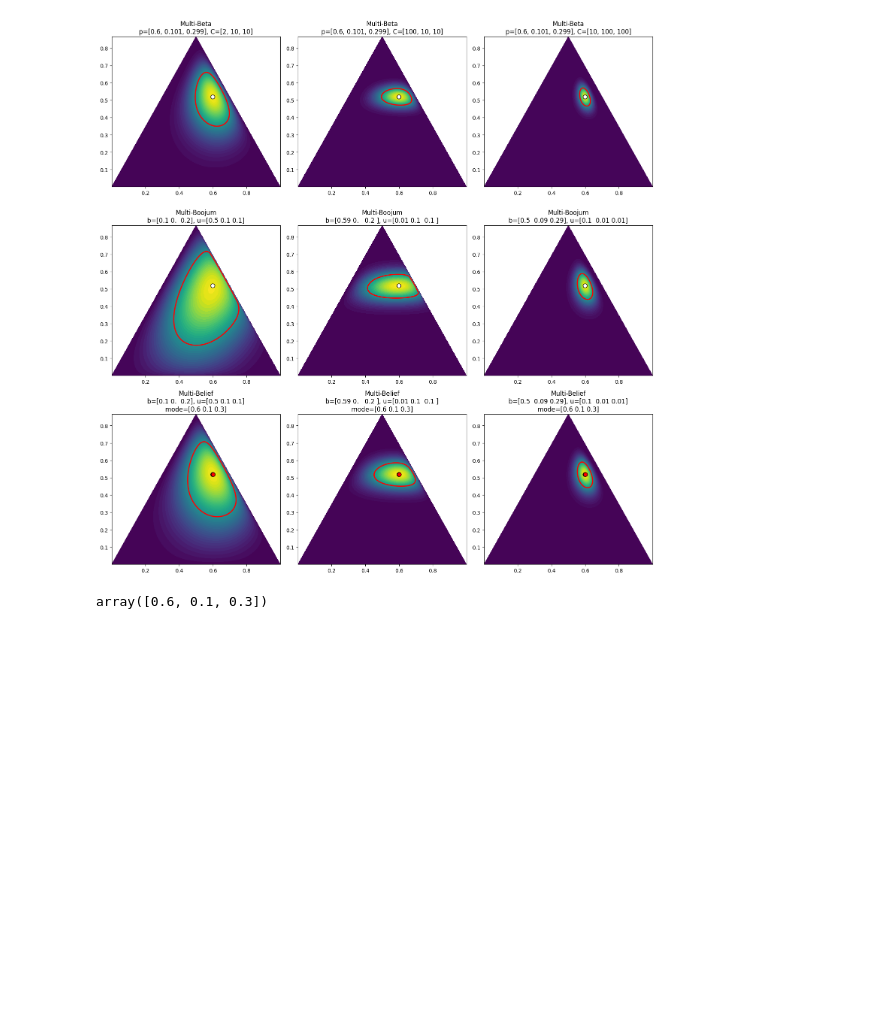
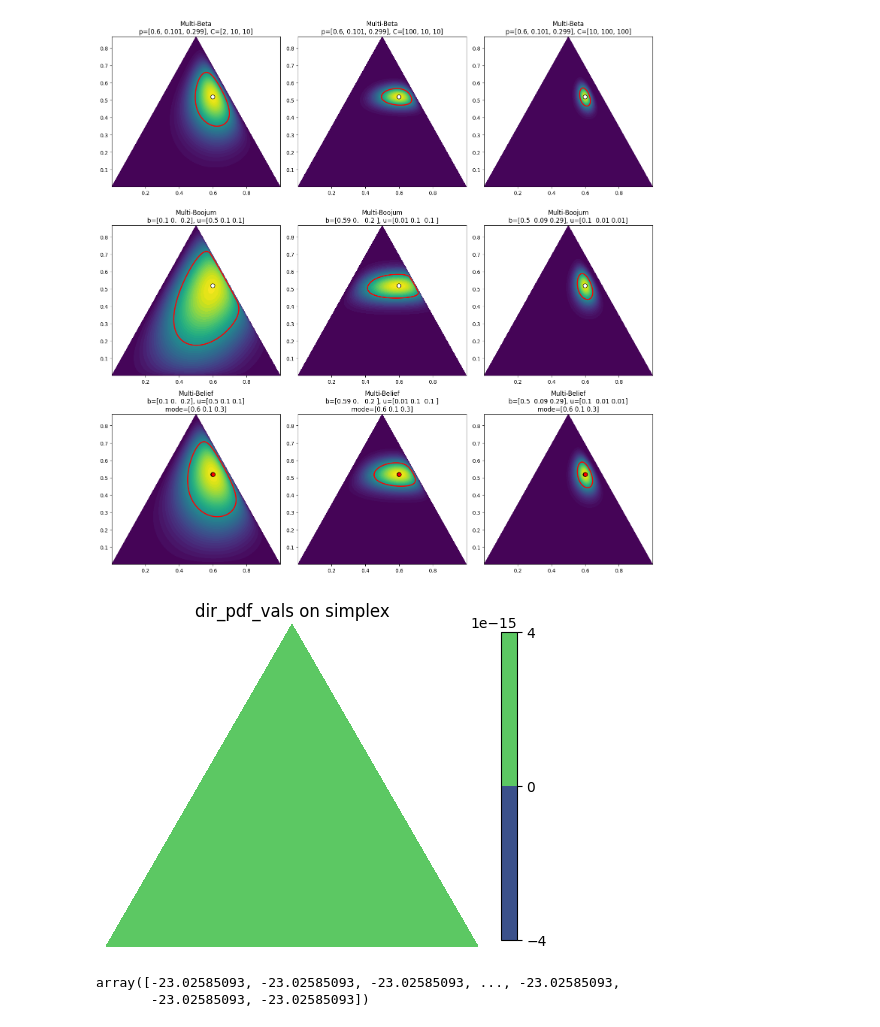
Before and after one commit to DuncanCSt/PyLDL, a Jupyter notebook: bedl_experiments/ploting Dirichlet.ipynb, the cells around one changed output. Drawn from its saved outputs; the diff is of its cells as text; code cells hidden in the pictures; blank space fills up the shorter version.

```diff
--- a/bedl_experiments/ploting Dirichlet.ipynb
+++ b/bedl_experiments/ploting Dirichlet.ipynb
@@ -241,7 +233,7 @@ for idx, C in enumerate([C_1, C_2, C_3]):
     u = 1 / C
     b = p - u
     prior = np.array([1/3, 1/3, 1/3])
-    alpha = belief_alpha_from_b_and_u(b, u, a=prior)
+    alpha = belief_alpha_from_b_and_u(b, u, a=prior, W=0.5)
     p_hat = b + u
 
     dir_pdf_vals = multi_beta_from_alphas(bary_coords, alpha)
@@ -273,7 +265,27 @@ converged in 599 iterations
 converged in 585 iterations
 [figure]
 # %%
-np.argmax(dir_pdf_vals)
-bary_coords[np.argmax(dir_pdf_vals)]
+b = np.array([9.99999881e-01, 9.08487863e-08, 1.00111655e-11])
+u = np.array([7.80579696e-23, 1.13034588e-16, 3.37810838e-22])
+
+alpha = belief_alpha_from_b_and_u(b, u, a=prior, W=0.5)
+dir_pdf_vals = multi_beta_from_alphas(bary_coords, alpha)
+
+plt.figure(figsize=(6, 5))
+ax = plt.gca()
+
+ax.tricontourf(triang, dir_pdf_vals, levels=50, cmap="viridis")
+ax.tricontour(triang, dir_pdf_vals, levels=[0.5 * dir_pdf_vals.max()], colors="red", linewidths=2)
+
+ax.set_title("dir_pdf_vals on simplex")
+ax.set_aspect("equal")
+ax.axis("off")
+plt.colorbar(ax.collections[0], ax=ax, shrink=0.8)
+plt.show()
 # %% [output]
-array([0.6, 0.1, 0.3])
+[figure, added]
+# %%
+np.log(dir_pdf_vals + 1e-10)
+# %% [output]
+array([-23.02585093, -23.02585093, -23.02585093, ..., -23.02585093,
+       -23.02585093, -23.02585093])
```
Also changed, not shown: parts of 2 cells of this notebook, 9 other files.
